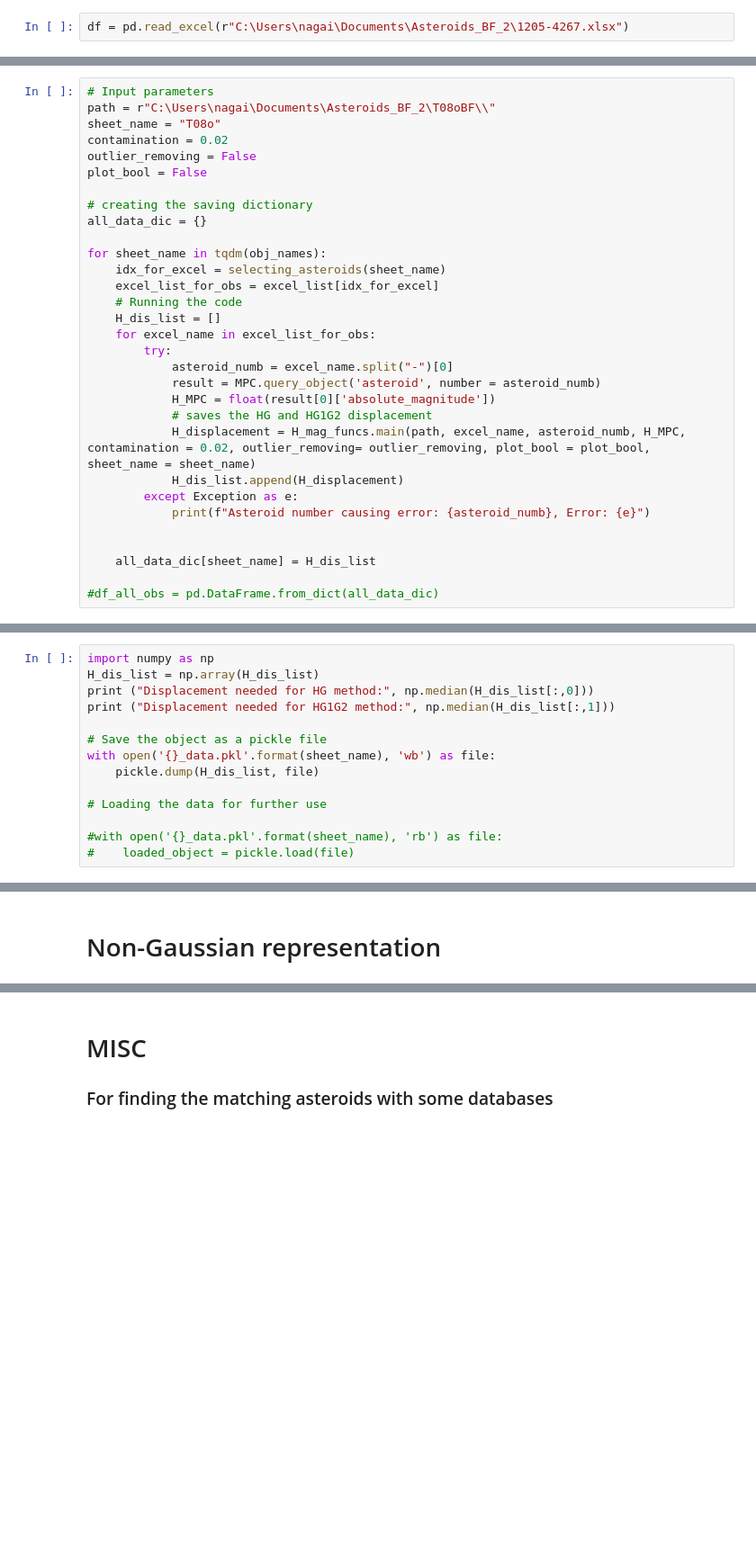
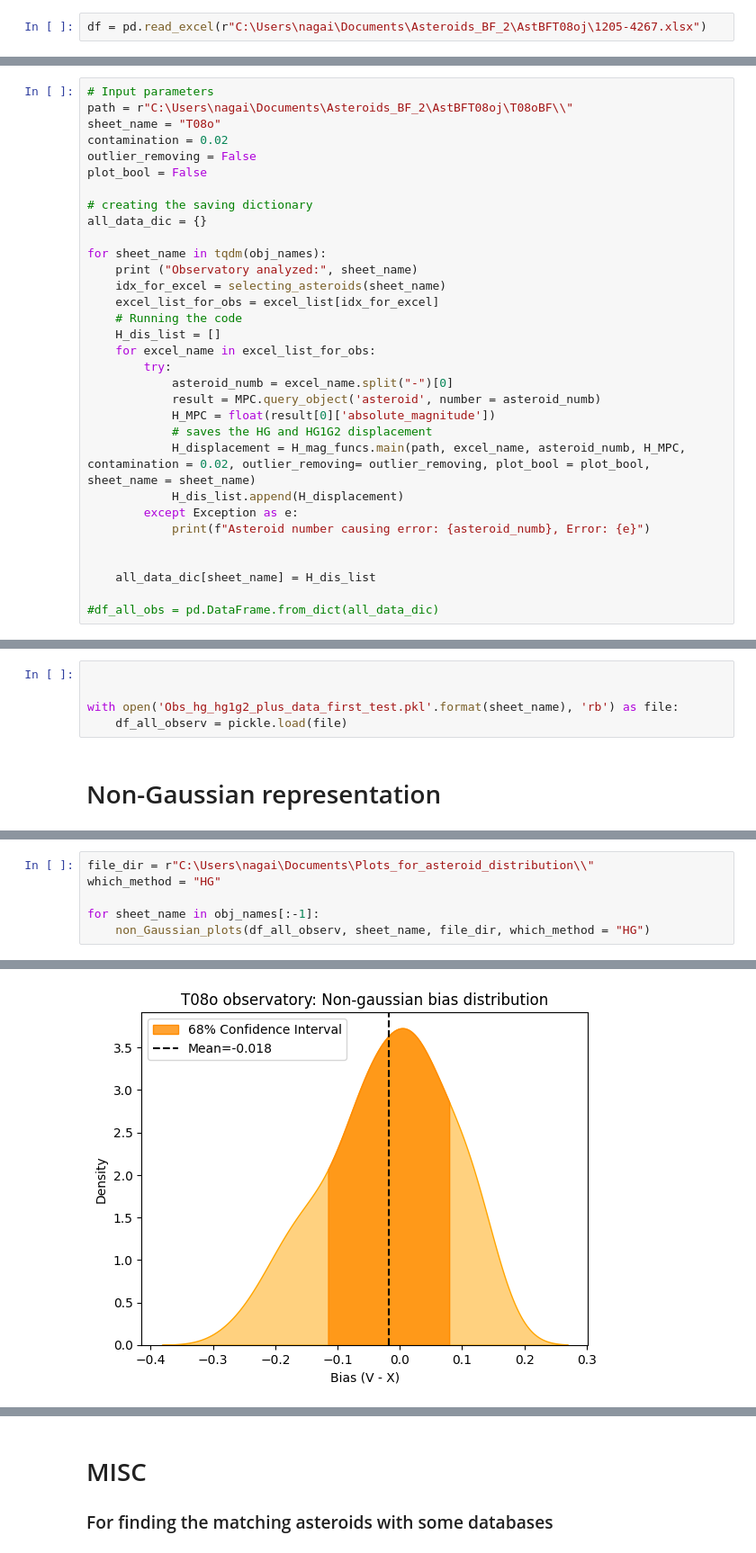
Before and after one commit to kristero/Asteroid_abs_mag, a Jupyter notebook: All_asteroid_iteration.ipynb, the cells around one changed output, grey strips where cells are left out. Shown: that part at 90% size. Saved outputs shown, nothing was run; the diff lists cells and outputs as text; blank space fills up the shorter version.

Commit message:
analyzing all the non-Gaussian biases

```diff
--- a/All_asteroid_iteration.ipynb
+++ b/All_asteroid_iteration.ipynb
@@ -42,7 +93,7 @@ print (aster_names)
 # %% [markdown]
 # Choosing the best observatories
 # %%
-df = pd.read_excel(r"C:\Users\nagai\Documents\Asteroids_BF_2\1205-4267.xlsx")
+df = pd.read_excel(r"C:\Users\nagai\Documents\Asteroids_BF_2\AstBFT08oj\1205-4267.xlsx")
 # %%
 Asteroid_list_df = df["Aster."]
 # %%
@@ -75,7 +127,7 @@ def selecting_asteroids(obs_name):
 ## For a list of asteroids
 # %%
 # Input parameters
-path = r"C:\Users\nagai\Documents\Asteroids_BF_2\T08oBF\\"
+path = r"C:\Users\nagai\Documents\Asteroids_BF_2\AstBFT08oj\T08oBF\\"
 sheet_name = "T08o"
 contamination = 0.02
 outlier_removing = False
@@ -85,6 +137,7 @@ plot_bool = False
 all_data_dic = {}
 
 for sheet_name in tqdm(obj_names):
+    print ("Observatory analyzed:", sheet_name)
     idx_for_excel = selecting_asteroids(sheet_name)
     excel_list_for_obs = excel_list[idx_for_excel]
     # Running the code
@@ -171,17 +221,3 @@ df_all_obs
 # %%
 with open('Obs_hg_hg1g2_plus_data_first_test.pkl'.format(sheet_name), 'wb') as file:
     pickle.dump(df_all_obs, file)
-# %%
-import numpy as np
-H_dis_list = np.array(H_dis_list)
-print ("Displacement needed for HG method:", np.median(H_dis_list[:,0]))
-print ("Displacement needed for HG1G2 method:", np.median(H_dis_list[:,1]))
-
-# Save the object as a pickle file
-with open('{}_data.pkl'.format(sheet_name), 'wb') as file:
-    pickle.dump(H_dis_list, file)
-
-# Loading the data for further use
-
-#with open('{}_data.pkl'.format(sheet_name), 'rb') as file:
-#    loaded_object = pickle.load(file)
@@ -275,2 +224,7 @@ Standard Deviation: 0.225
+# %%
+
+
+with open('Obs_hg_hg1g2_plus_data_first_test.pkl'.format(sheet_name), 'rb') as file:
+    df_all_observ = pickle.load(file)
 # %% [markdown]
 # Non-Gaussian representation
@@ -318,0 +231,7 @@ Standard Deviation: 0.225
+# %%
+file_dir = r"C:\Users\nagai\Documents\Plots_for_asteroid_distribution\\"
+which_method = "HG"
+
+for sheet_name in obj_names[:-1]:
+    non_Gaussian_plots(df_all_observ, sheet_name, file_dir, which_method = "HG")
+# %% [output]
@@ -318,0 +240 @@ Standard Deviation: 0.225
+[figure, added]
```
Also changed, not shown: parts of 17 cells of this notebook.
